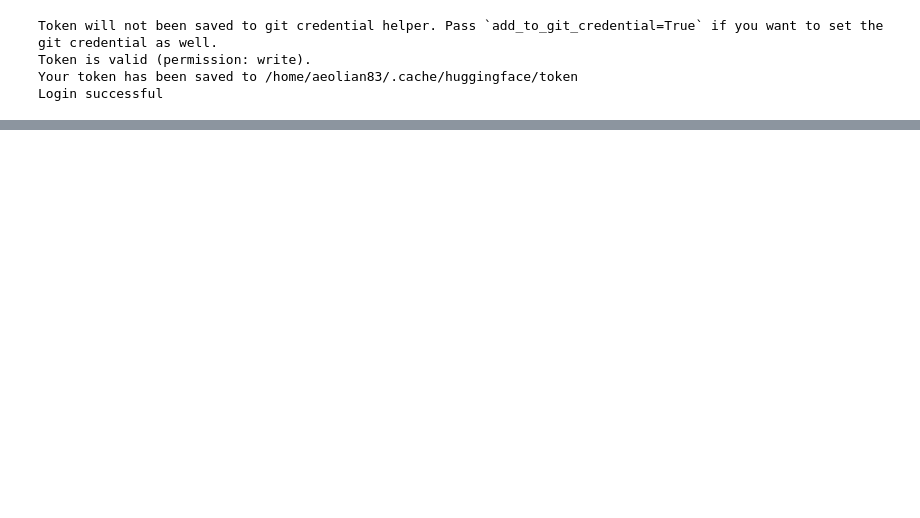
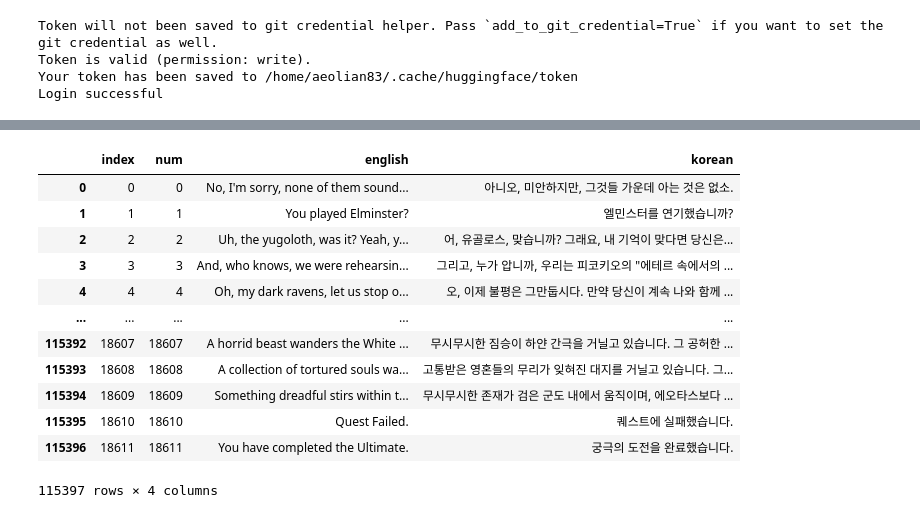
Before and after one commit to aeolian83/translateDnD, a Jupyter notebook: build_dataset.ipynb, the cells around one changed output, grey strips where cells are left out. Saved outputs shown, nothing was run; the diff lists cells and outputs as text; code cells hidden in the pictures; blank space fills up the shorter version.

```diff
--- a/build_dataset.ipynb
+++ b/build_dataset.ipynb
@@ -349,0 +620,4 @@ Login successful
+# %%
+df_dialog_poe.reset_index(inplace=True)
+# %%
+df_dialog_poe.rename(columns={"index":"num"}, inplace=True)
@@ -349,0 +644,2 @@ Login successful
+# %%
+df_dialog_all = pd.concat([df_dialog, df_dialog_poe])
@@ -349,0 +662,18 @@ Login successful
+# %%
+df_dialog_all.reset_index(inplace=True)
+# %%
+df_dialog_all
+# %% [output]
+|  | index | num | english | korean |
+| 0 | 0 | 0 | No, I'm sorry, none of them sound... | 아니오, 미안하지만, 그것들 가운데 아는 것은 없소. |
+| 1 | 1 | 1 | You played Elminster? | 엘민스터를 연기했습니까? |
+| 2 | 2 | 2 | Uh, the yugoloth, was it? Yeah, y... | 어, 유골로스, 맞습니까? 그래요, 내 기억이 맞다면 당신은... |
+| 3 | 3 | 3 | And, who knows, we were rehearsin... | 그리고, 누가 압니까, 우리는 피코키오의 "에테르 속에서의 ... |
+| 4 | 4 | 4 | Oh, my dark ravens, let us stop o... | 오, 이제 불평은 그만둡시다. 만약 당신이 계속 나와 함께 ... |
+| ... | ... | ... | ... | ... |
+| 115392 | 18607 | 18607 | A horrid beast wanders the White ... | 무시무시한 짐승이 하얀 간극을 거닐고 있습니다. 그 공허한 ... |
+| 115393 | 18608 | 18608 | A collection of tortured souls wa... | 고통받은 영혼들의 무리가 잊혀진 대지를 거닐고 있습니다. 그... |
+| 115394 | 18609 | 18609 | Something dreadful stirs within t... | 무시무시한 존재가 검은 군도 내에서 움직이며, 에오타스보다 ... |
+| 115395 | 18610 | 18610 | Quest Failed. | 퀘스트에 실패했습니다. |
+| 115396 | 18611 | 18611 | You have completed the Ultimate. | 궁극의 도전을 완료했습니다. |
+115397 rows × 4 columns
```
Also changed, not shown: parts of 45 cells of this notebook, 5 other files.
